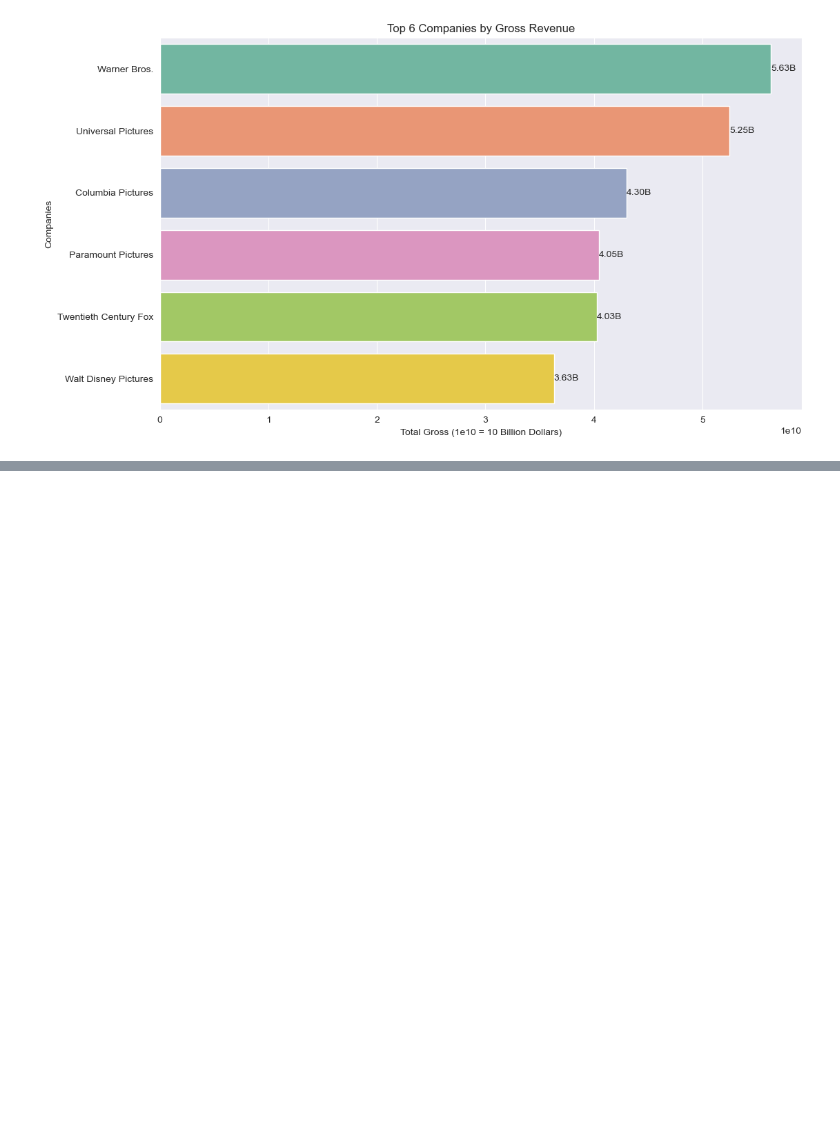
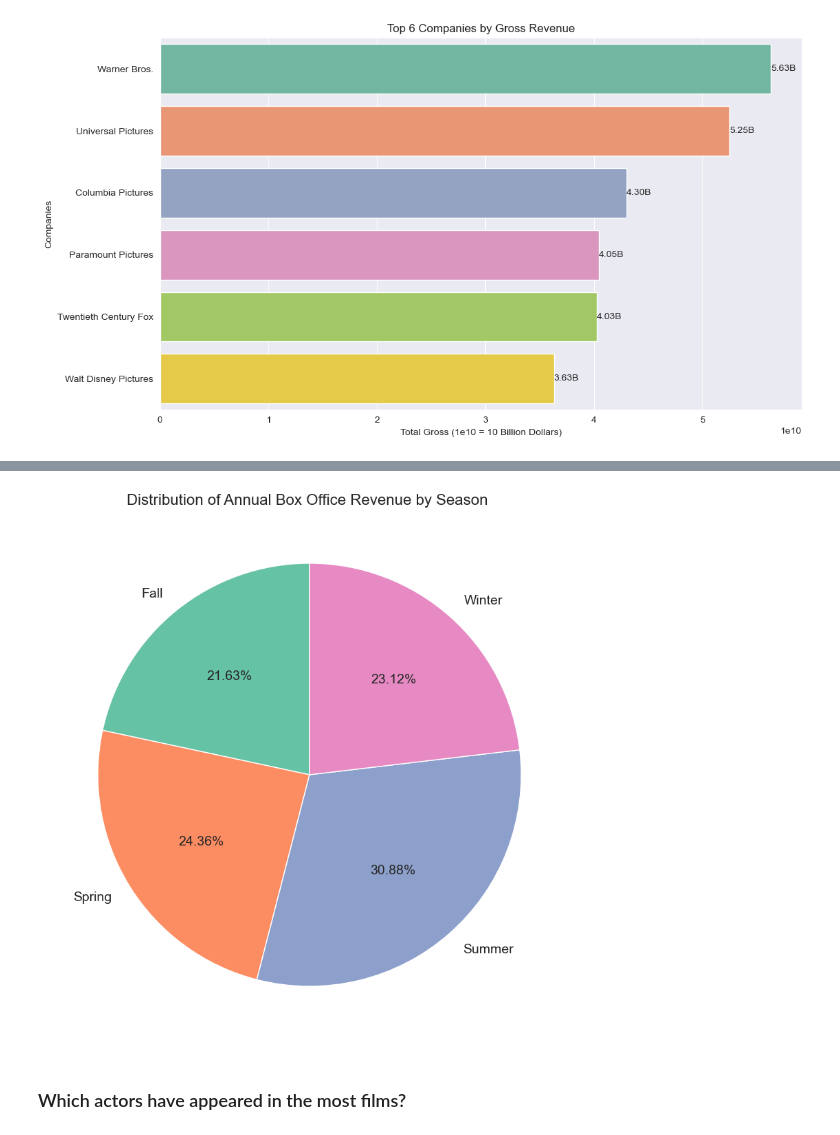
Before and after one commit to gururaser/film-analysis-project, a Jupyter notebook: film-analysis.ipynb, the cells around one changed output, grey strips where cells are left out. Saved outputs shown, nothing was run; the diff lists cells and outputs as text; code cells hidden in the pictures; blank space fills up the shorter version.

```diff
--- a/film-analysis.ipynb
+++ b/film-analysis.ipynb
@@ -907,0 +990,11 @@ plt.show()
+# %%
+# Create the pie chart
+plt.figure(figsize=(10,10))
+plt.pie(revenue_sum_by_season['gross'], labels=revenue_sum_by_season['season'], autopct='%1.2f%%', startangle=90, textprops={'fontsize': 14})
+plt.title('Distribution of Annual Box Office Revenue by Season ', fontsize=16)
+plt.savefig('distribution_of_box_office_revenue_by_season.jpg', dpi=300, bbox_inches='tight')
+plt.show()
+# %% [output]
+[figure, added]
+# %% [markdown]
+### Which actors have appeared in the most films?
```
Also changed, not shown: parts of 11 cells of this notebook.
